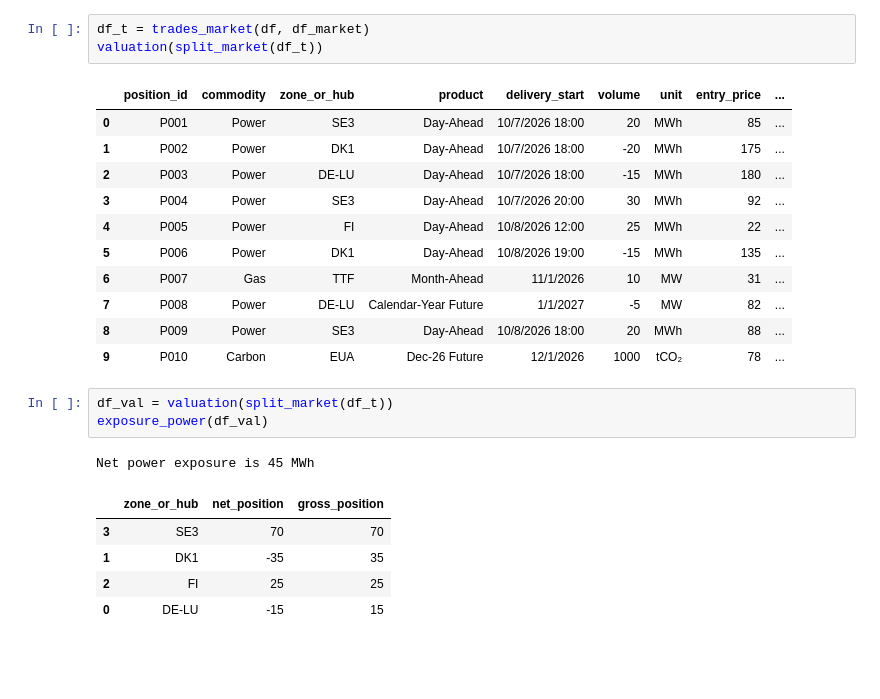
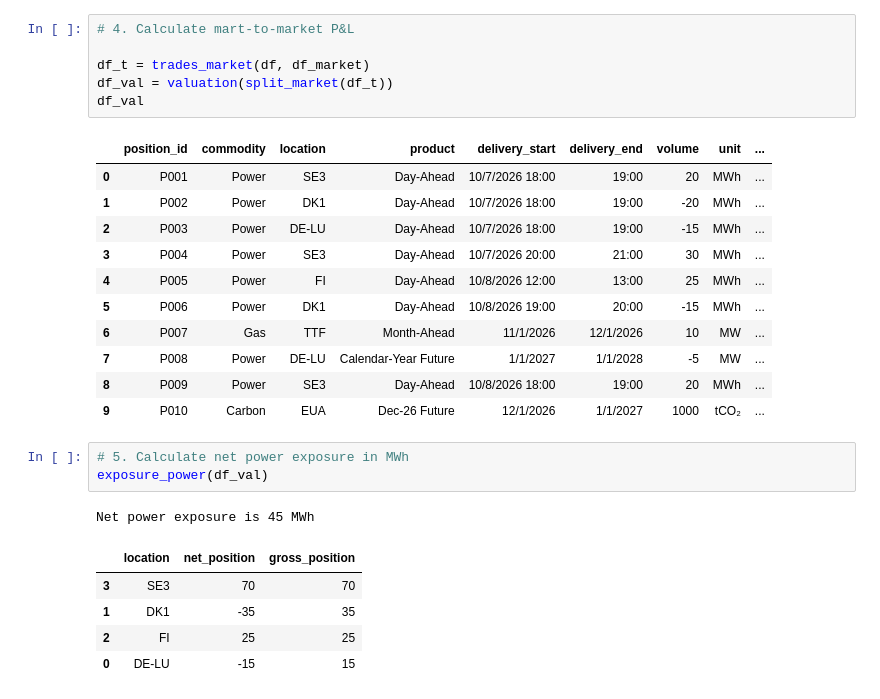
Before and after one commit to boonsita16/energy_trade_workflow, a Jupyter notebook: energy_trade_workflow.ipynb, the cells around one changed output. Cells and saved outputs as stored; diff of their text form; blank space fills up the shorter version.

```diff
--- a/energy_trade_workflow.ipynb
+++ b/energy_trade_workflow.ipynb
@@ -138,24 +300,27 @@ def exposure_hourly(df_value):
-# %%
-df_t = trades_market(df, df_market)
-valuation(split_market(df_t))
-# %% [output]
-|  | position_id | commodity | zone_or_hub | product | delivery_start | volume | unit | entry_price | ... |
-| 0 | P001 | Power | SE3 | Day-Ahead | 10/7/2026 18:00 | 20 | MWh | 85 | ... |
-| 1 | P002 | Power | DK1 | Day-Ahead | 10/7/2026 18:00 | -20 | MWh | 175 | ... |
-| 2 | P003 | Power | DE-LU | Day-Ahead | 10/7/2026 18:00 | -15 | MWh | 180 | ... |
-| 3 | P004 | Power | SE3 | Day-Ahead | 10/7/2026 20:00 | 30 | MWh | 92 | ... |
-| 4 | P005 | Power | FI | Day-Ahead | 10/8/2026 12:00 | 25 | MWh | 22 | ... |
-| 5 | P006 | Power | DK1 | Day-Ahead | 10/8/2026 19:00 | -15 | MWh | 135 | ... |
-| 6 | P007 | Gas | TTF | Month-Ahead | 11/1/2026 | 10 | MW | 31 | ... |
-| 7 | P008 | Power | DE-LU | Calendar-Year Future | 1/1/2027 | -5 | MW | 82 | ... |
-| 8 | P009 | Power | SE3 | Day-Ahead | 10/8/2026 18:00 | 20 | MWh | 88 | ... |
-| 9 | P010 | Carbon | EUA | Dec-26 Future | 12/1/2026 | 1000 | tCO₂ | 78 | ... |
+# %%
+# 4. Calculate mart-to-market P&L
+
+df_t = trades_market(df, df_market)
+df_val = valuation(split_market(df_t))
+df_val
+# %% [output]
+|  | position_id | commodity | location | product | delivery_start | delivery_end | volume | unit | ... |
+| 0 | P001 | Power | SE3 | Day-Ahead | 10/7/2026 18:00 | 19:00 | 20 | MWh | ... |
+| 1 | P002 | Power | DK1 | Day-Ahead | 10/7/2026 18:00 | 19:00 | -20 | MWh | ... |
+| 2 | P003 | Power | DE-LU | Day-Ahead | 10/7/2026 18:00 | 19:00 | -15 | MWh | ... |
+| 3 | P004 | Power | SE3 | Day-Ahead | 10/7/2026 20:00 | 21:00 | 30 | MWh | ... |
+| 4 | P005 | Power | FI | Day-Ahead | 10/8/2026 12:00 | 13:00 | 25 | MWh | ... |
+| 5 | P006 | Power | DK1 | Day-Ahead | 10/8/2026 19:00 | 20:00 | -15 | MWh | ... |
+| 6 | P007 | Gas | TTF | Month-Ahead | 11/1/2026 | 12/1/2026 | 10 | MW | ... |
+| 7 | P008 | Power | DE-LU | Calendar-Year Future | 1/1/2027 | 1/1/2028 | -5 | MW | ... |
+| 8 | P009 | Power | SE3 | Day-Ahead | 10/8/2026 18:00 | 19:00 | 20 | MWh | ... |
+| 9 | P010 | Carbon | EUA | Dec-26 Future | 12/1/2026 | 1/1/2027 | 1000 | tCO₂ | ... |
 # %%
-df_val = valuation(split_market(df_t))
+# 5. Calculate net power exposure in MWh
 exposure_power(df_val)
 # %% [output]
 Net power exposure is 45 MWh
-|  | zone_or_hub | net_position | gross_position |
+|  | location | net_position | gross_position |
 | 3 | SE3 | 70 | 70 |
 | 1 | DK1 | -35 | 35 |
 | 2 | FI | 25 | 25 |
```
Also changed, not shown: parts of 16 cells of this notebook.
